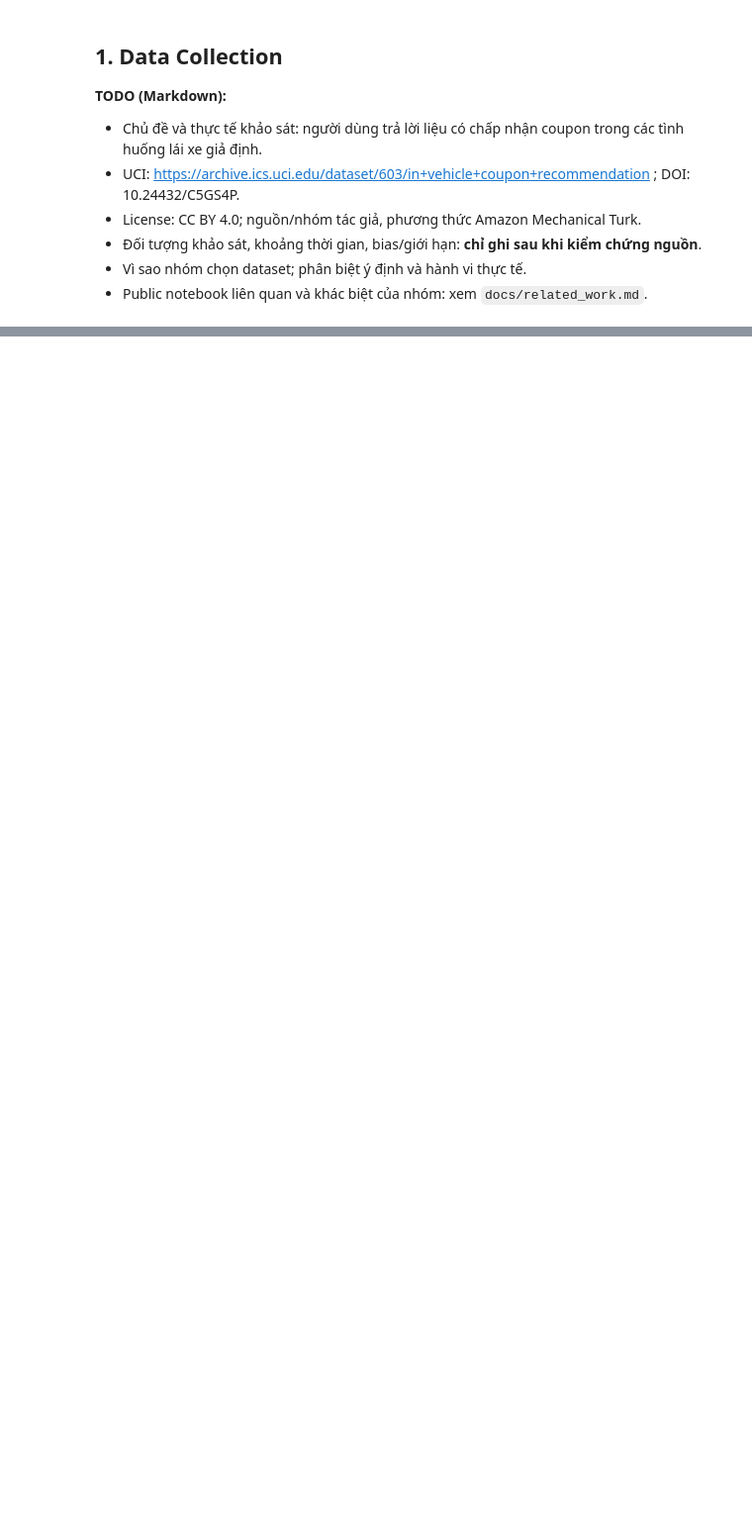
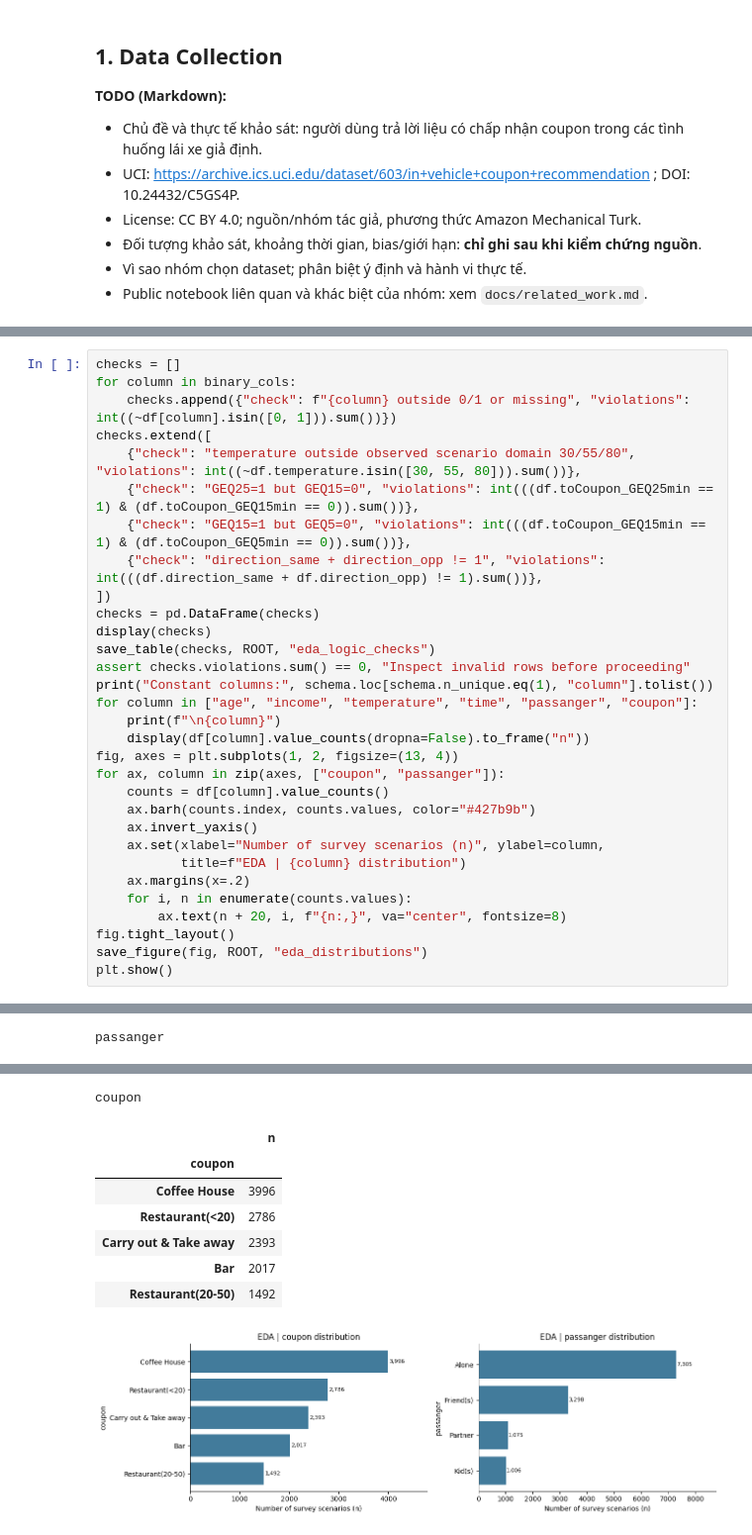
Before and after one commit to TrNhDuong/in-vehicle-coupon-analysis, a Jupyter notebook: notebooks/01_collection_exploration.ipynb, the cells around one changed output, grey strips where cells are left out. Shown at 99% size. Drawn from its saved outputs; the diff is of its cells as text; blank space fills up the shorter version.

```diff
--- a/notebooks/01_collection_exploration.ipynb
+++ b/notebooks/01_collection_exploration.ipynb
@@ -72,0 +187,32 @@ display(missing_table(df))
+# %%
+checks = []
+for column in binary_cols:
+    checks.append({"check": f"{column} outside 0/1 or missing", "violations": int((~df[column].isin([0, 1])).sum())})
+checks.extend([
+    {"check": "temperature outside observed scenario domain 30/55/80", "violations": int((~df.temperature.isin([30, 55, 80])).sum())},
+    {"check": "GEQ25=1 but GEQ15=0", "violations": int(((df.toCoupon_GEQ25min == 1) & (df.toCoupon_GEQ15min == 0)).sum())},
+    {"check": "GEQ15=1 but GEQ5=0", "violations": int(((df.toCoupon_GEQ15min == 1) & (df.toCoupon_GEQ5min == 0)).sum())},
+    {"check": "direction_same + direction_opp != 1", "violations": int(((df.direction_same + df.direction_opp) != 1).sum())},
+])
+checks = pd.DataFrame(checks)
+display(checks)
+save_table(checks, ROOT, "eda_logic_checks")
+assert checks.violations.sum() == 0, "Inspect invalid rows before proceeding"
+print("Constant columns:", schema.loc[schema.n_unique.eq(1), "column"].tolist())
+for column in ["age", "income", "temperature", "time", "passanger", "coupon"]:
+    print(f"\n{column}")
+    display(df[column].value_counts(dropna=False).to_frame("n"))
+fig, axes = plt.subplots(1, 2, figsize=(13, 4))
+for ax, column in zip(axes, ["coupon", "passanger"]):
+    counts = df[column].value_counts()
+    ax.barh(counts.index, counts.values, color="#427b9b")
+    ax.invert_yaxis()
+    ax.set(xlabel="Number of survey scenarios (n)", ylabel=column,
+           title=f"EDA | {column} distribution")
+    ax.margins(x=.2)
+    for i, n in enumerate(counts.values):
+        ax.text(n + 20, i, f"{n:,}", va="center", fontsize=8)
+fig.tight_layout()
+save_figure(fig, ROOT, "eda_distributions")
+plt.show()
+# %% [output]
@@ -72,0 +270 @@ display(missing_table(df))
+passanger
@@ -72,0 +277,9 @@ display(missing_table(df))
+coupon
+|  | n |
+| coupon |  |
+| Coffee House | 3996 |
+| Restaurant(<20) | 2786 |
+| Carry out & Take away | 2393 |
+| Bar | 2017 |
+| Restaurant(20-50) | 1492 |
+[figure, added]
```
Also changed, not shown: parts of 25 cells of this notebook, 26 other files.
